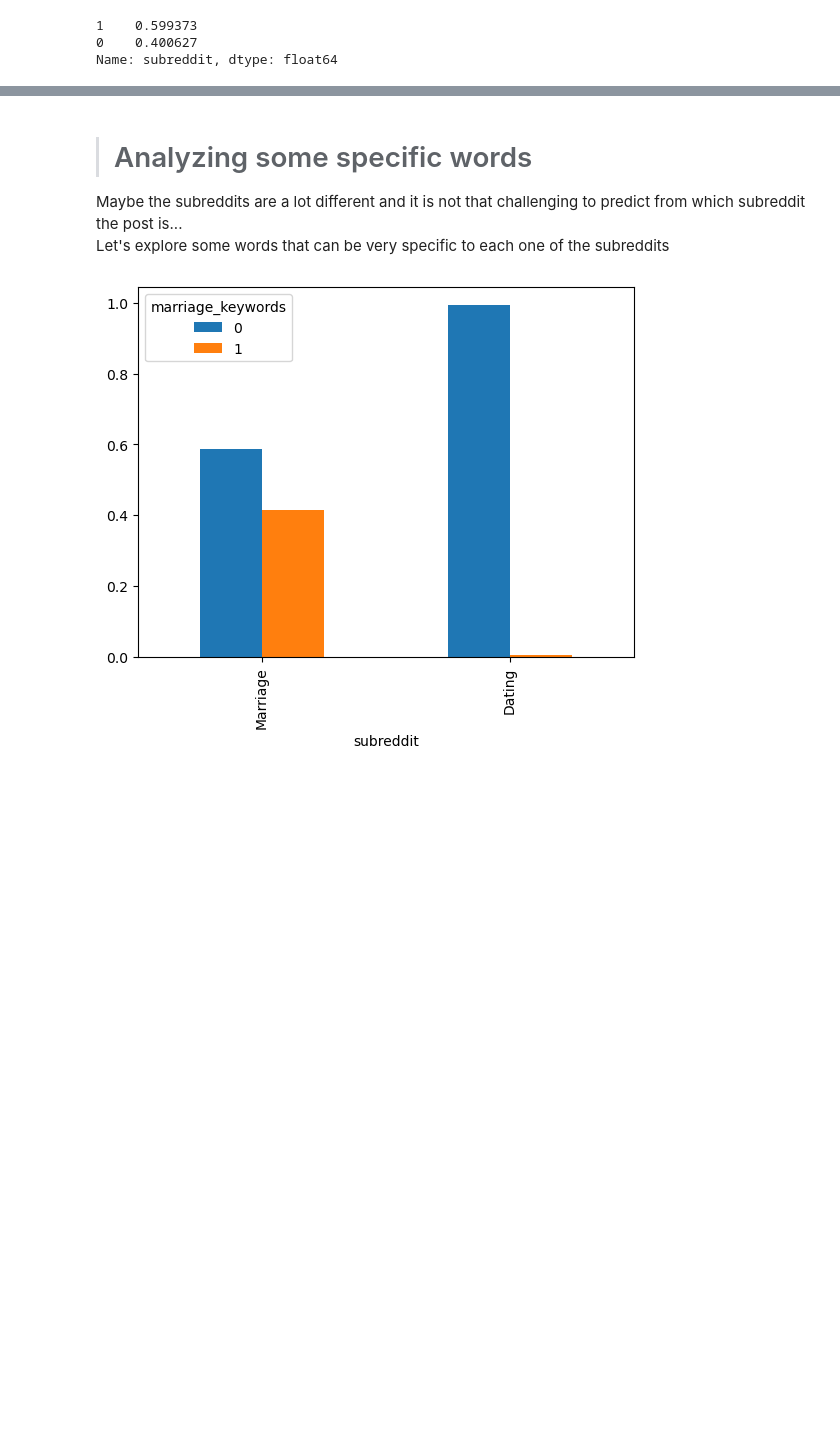
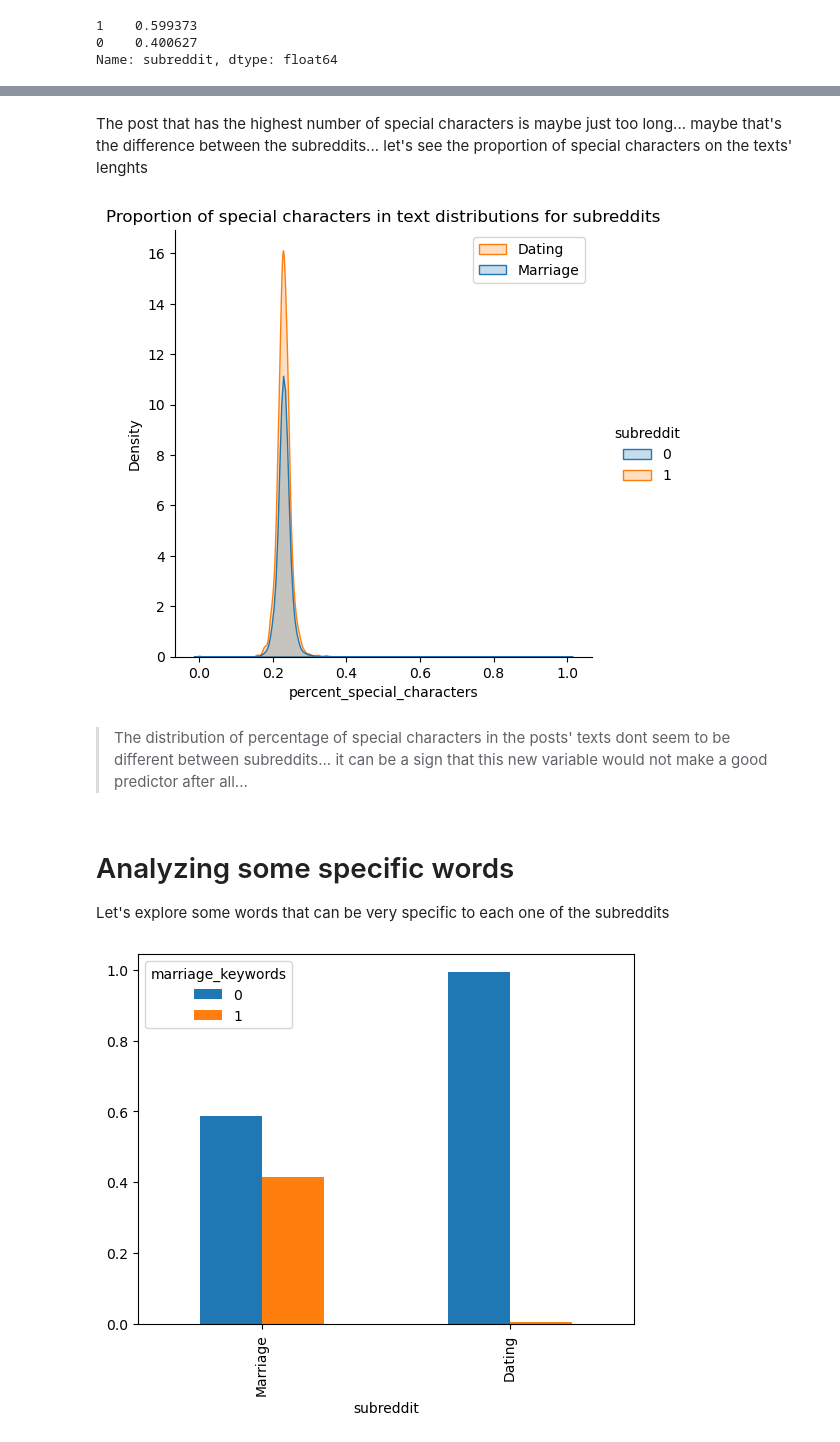
Before and after one commit to gabrielafichtner/dating-marry-classification, a Jupyter notebook: code/Data Cleaning and Modeling.ipynb, the cells around one changed output, grey strips where cells are left out. Saved outputs shown, nothing was run; the diff lists cells and outputs as text; code cells hidden in the pictures; blank space fills up the shorter version.

```diff
--- a/code/Data Cleaning and Modeling.ipynb
+++ b/code/Data Cleaning and Modeling.ipynb
@@ -80,6 +142,18 @@ Name: subreddit, dtype: float64
+# %% [markdown]
+The post that has the highest number of special characters is maybe just too long... maybe that's the difference between the subreddits... let's see the proportion of special characters on the texts' lenghts
+# %%
+date_marry['text_length'] = date_marry['self_text'].apply(lambda x: len(x))
+date_marry['percent_special_characters'] = date_marry["special_characters"]/date_marry["text_length"]
+# %%
+sns.displot(date_marry, x="percent_special_characters", hue="subreddit", kind="kde", fill=True)
+plt.legend(['Dating', 'Marriage'])
+plt.title('Proportion of special characters in text distributions for subreddits');
+# %% [output]
+[figure, added]
+# %% [markdown]
+> The distribution of percentage of special characters in the posts' texts dont seem to be different between subreddits... it can be a sign that this new variable would not make a good predictor after all...
 # %% [markdown]
-> # Analyzing some specific words
-Maybe the subreddits are a lot different and it is not that challenging to predict from which subreddit the post is... <br>
+ # Analyzing some specific words
 Let's explore some words that can be very specific to each one of the subreddits
 # %%
 husband = date_marry['title'].str.lower().str.contains('husband')
```
Also changed, not shown: parts of 157 cells of this notebook.
